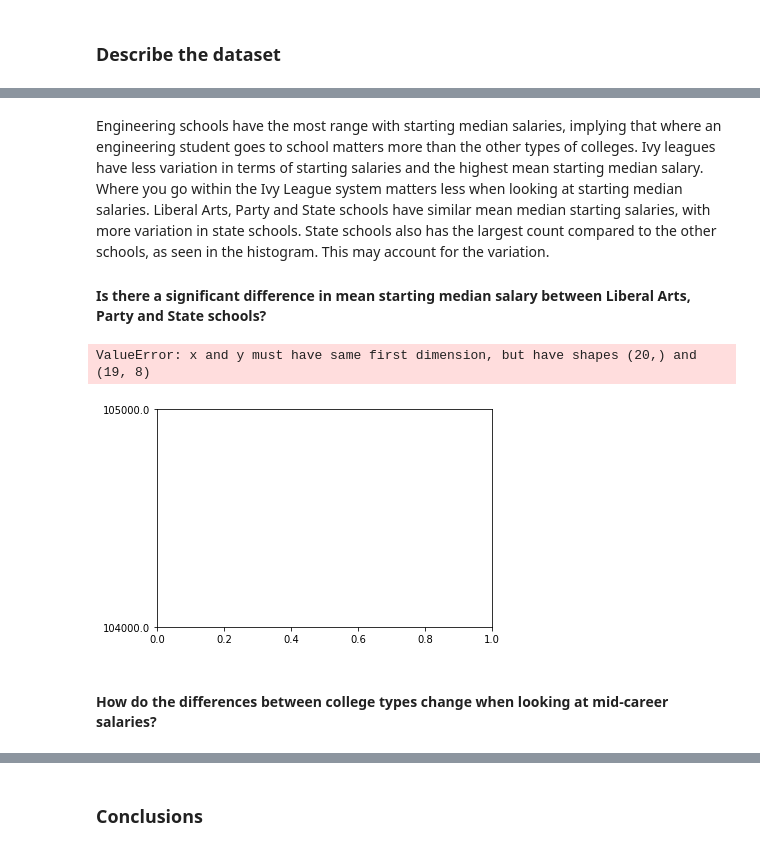
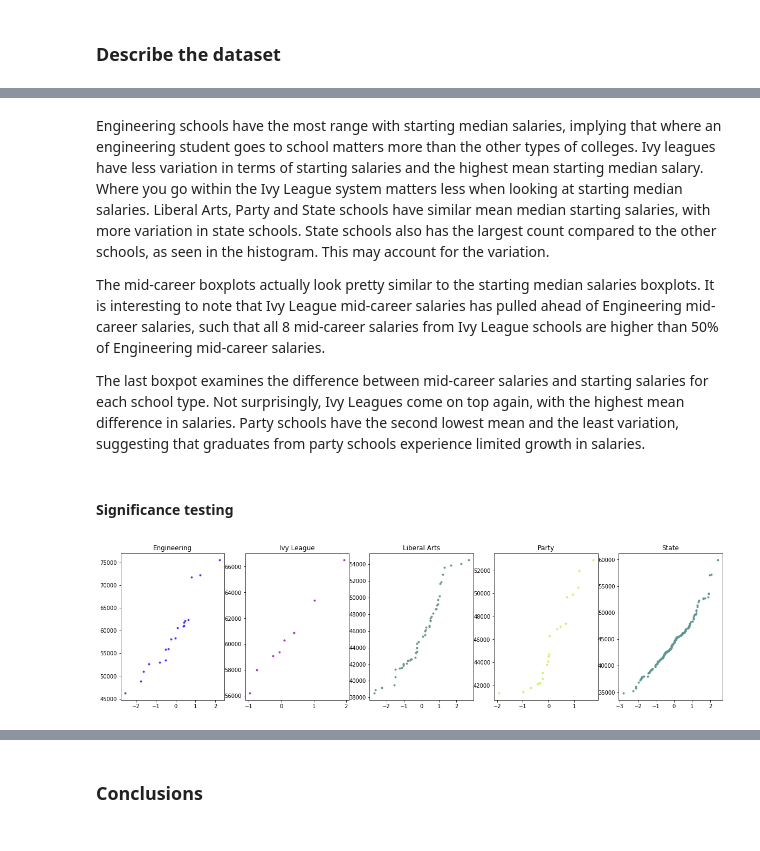
Before and after one commit to elliebenn/Thinkful-DS-Prep-Course, a Jupyter notebook: Thinkful-Prep-Capstone.ipynb, the cells around one changed output, grey strips where cells are left out. Cells and saved outputs as stored; diff of their text form; code cells hidden in the pictures.

```diff
--- a/Thinkful-Prep-Capstone.ipynb
+++ b/Thinkful-Prep-Capstone.ipynb
@@ -98,0 +135,6 @@ start_med_boxplt = college.boxplot('start_med',by='type')
+# %%
+#Boxplot of the difference between starting median salaries and mid-career salaries for each college type
+
+college['salary_diff'] = college['mid_med'] - college['start_med']
+
+college.boxplot('salary_diff', by='type')
@@ -99,19 +144,30 @@ start_med_boxplt = college.boxplot('start_med',by='type')
 # %% [markdown]
 Engineering schools have the most range with starting median salaries, implying that where an engineering student goes to school matters more than the other types of colleges.  Ivy leagues have less variation in terms of starting salaries and the highest mean starting median salary. Where you go within the Ivy League system matters less when looking at starting median salaries. Liberal Arts, Party and State schools have similar mean median starting salaries, with more variation in state schools.  State schools also has the largest count compared to the other schools, as seen in the histogram. This may account for the variation.
 
-#### Is there a significant difference in mean starting median salary between Liberal Arts, Party and State schools?
+The mid-career boxplots actually look pretty similar to the starting median salaries boxplots.  It is interesting to note that Ivy League mid-career salaries has pulled ahead of Engineering mid-career salaries, such that all 8 mid-career salaries from Ivy League schools are higher than 50% of Engineering mid-career salaries.
+
+The last boxpot examines the difference between mid-career salaries and starting salaries for each school type.  Not surprisingly, Ivy Leagues come on top again, with the highest mean difference in salaries.  Party schools have the second lowest mean and the least variation, suggesting that graduates from party schools experience limited growth in salaries.
+# %% [markdown]
+#### Significance testing
 # %%
-#To run the ANOVA test, we want to check for normality in the data.
+#To run the ANOVA test, we want to check for normality in the data.  We do this by generating QQ plots.
 
-norm = np.random.normal(0,1,20)
-norm.sort()
+plt.figure(figsize=(20,5))
+types = ['Engineering','Ivy League','Liberal Arts','Party','State']
 
-Eng = college[college['type'] == 'Engineering']
-Eng['start_med'].sort_values()
+for i in range(0,len(types)):
+    plt.subplot(1, 5, i+1)
 
-plt.plot(norm, Eng, "x")
+    t = types[i]
+
+    x = college[college['type'] == t]['start_med'].sort_values()
+
+    norm = np.random.normal(0,1,len(x))
+    norm.sort()
+
+    plt.plot(norm, x, ".", c=np.random.rand(3))
+    plt.title(t)
+
+    i = i + 1
 # %% [output]
-ValueError: x and y must have same first dimension, but have shapes (20,) and (19, 8)
-[figure, old version]
+[figure, new version]
-# %% [markdown]
-#### How do the differences between college types change when looking at mid-career salaries?
```
Also changed, not shown: parts of 27 cells of this notebook.
